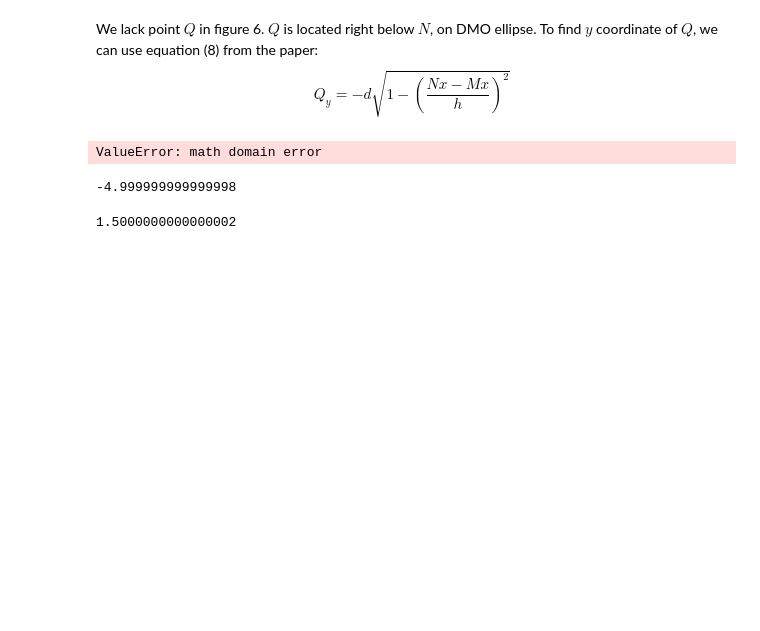
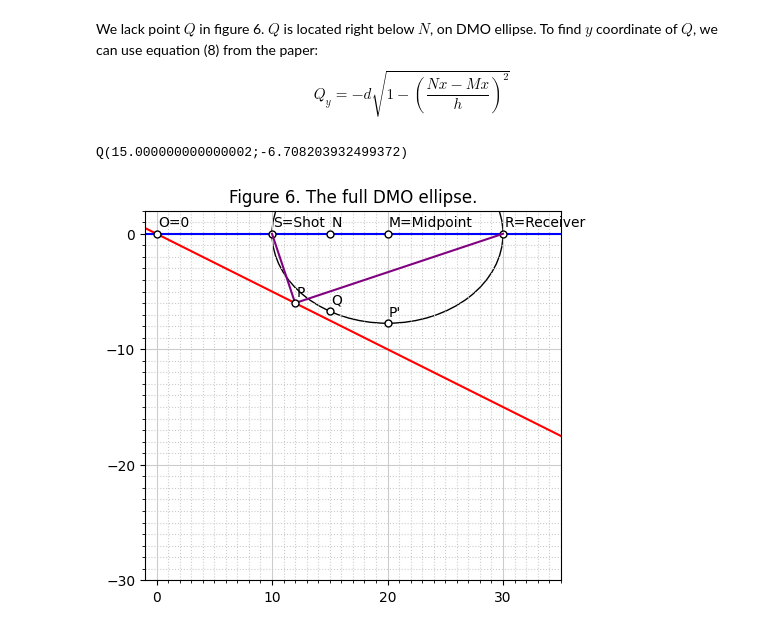
Before and after one commit to softwareunderground/repro-zoo, a Jupyter notebook: russel-1998/russel-1998.ipynb, the cells around one changed output. Cells and saved outputs as stored; diff of their text form; code cells hidden in the pictures; blank space fills up the shorter version.

Commit message:
Russel 1998: Add plots for figure 7 and 8

```diff
--- a/russel-1998/russel-1998.ipynb
+++ b/russel-1998/russel-1998.ipynb
@@ -402,17 +402,28 @@ Q_y=-d\sqrt{1-(\frac{Nx-Mx}{h})^2}
 $$
 # %%
 Qx = Nx
-Qy = -d * math.sqrt(1 - (Nx/h)**2)
+Qy = -d * math.sqrt(1 - ((Nx-Mx)/h)**2)
 Q_p = (Qx, Qy, "Q")
 
 print(f'Q({Qx};{Qy})')
 # %% [output]
-ValueError: math domain error
+Q(15.000000000000002;-6.708203932499372)
-# %%
-Nx-Mx
-# %% [output]
--4.999999999999998
-# %%
-Nx/h
-# %% [output]
-1.5000000000000002
+# %%
+# Plot template (Figure 1)
+make_plot()
+
+# true reflection travel path: S to P to R
+plt.plot([source_p[0], Px], [source_p[1], Py], color='purple', linestyle='-')
+plt.plot([receiver_p[0], Px], [receiver_p[1], Py], color='purple', linestyle='-')
+
+# N, P, P', Q
+plot_points([N_p, P_p, Pp_p, Q_p])
+
+# DMO Ellipse
+dmo_ellipse = Ellipse([Mx, My], h*2, d*2, linewidth=1, fill=False)
+plt.gca().add_artist(dmo_ellipse)
+
+plt.title('Figure 6. The full DMO ellipse.')
+plt.show()
+# %% [output]
+[figure, added]
```
Also changed, not shown: parts of 6 cells of this notebook.
